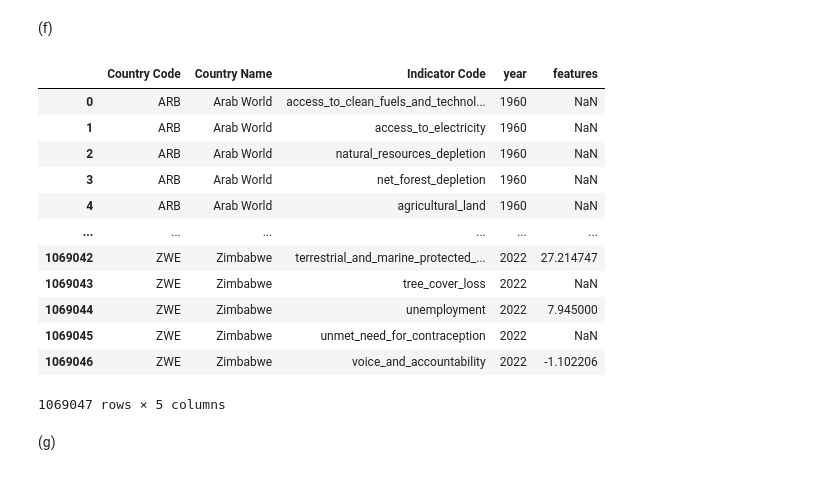
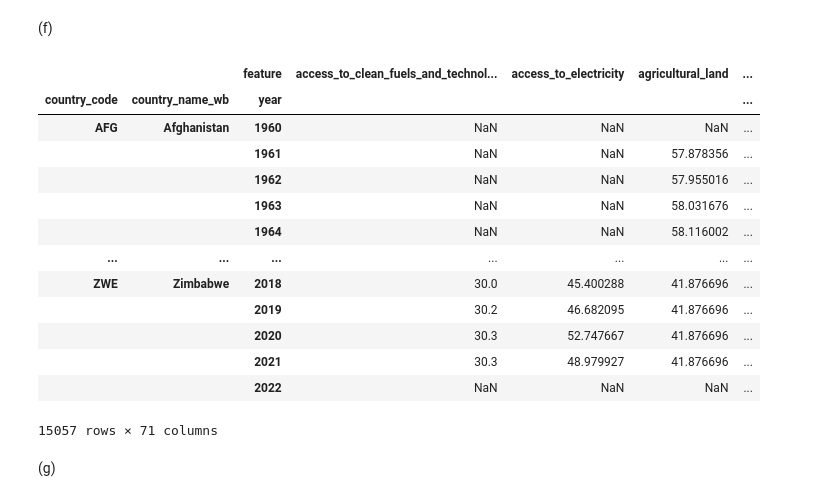
Before and after one commit to MiaHanzhangYuan/Lab3, a Jupyter notebook: lab3.ipynb, the cells around one changed output. Saved outputs shown, nothing was run; the diff lists cells and outputs as text; code cells hidden in the pictures.

```diff
--- a/lab3.ipynb
+++ b/lab3.ipynb
@@ -244,20 +248,4 @@ wb
 # %%
 wb1 = pd.melt(wb, id_vars=wb.columns[:3],value_vars = wb.columns[3:])
 # %%
-wb1 = wb1.rename({'variable':'year', 'value':'features'}, axis=1)
+wb1 = wb1.rename({'variable':'year'}, axis=1)
-# %%
-wb1
-# %% [output]
-|  | Country Code | Country Name | Indicator Code | year | features |
-| 0 | ARB | Arab World | access_to_clean_fuels_and_technol... | 1960 | NaN |
-| 1 | ARB | Arab World | access_to_electricity | 1960 | NaN |
-| 2 | ARB | Arab World | natural_resources_depletion | 1960 | NaN |
-| 3 | ARB | Arab World | net_forest_depletion | 1960 | NaN |
-| 4 | ARB | Arab World | agricultural_land | 1960 | NaN |
-| ... | ... | ... | ... | ... | ... |
-| 1069042 | ZWE | Zimbabwe | terrestrial_and_marine_protected_... | 2022 | 27.214747 |
-| 1069043 | ZWE | Zimbabwe | tree_cover_loss | 2022 | NaN |
-| 1069044 | ZWE | Zimbabwe | unemployment | 2022 | 7.945000 |
-| 1069045 | ZWE | Zimbabwe | unmet_need_for_contraception | 2022 | NaN |
-| 1069046 | ZWE | Zimbabwe | voice_and_accountability | 2022 | -1.102206 |
-1069047 rows × 5 columns
@@ -264,2 +255,22 @@ wb1
+# %%
+wb1 = wb1.pivot_table(index=['country_code','country_name_wb','year'],
+                     columns = 'feature',
+                     values = 'value')
+wb1
+# %% [output]
+|  |  | feature | access_to_clean_fuels_and_technol... | access_to_electricity | agricultural_land | ... |
+| country_code | country_name_wb | year |  |  |  | ... |
+| AFG | Afghanistan | 1960 | NaN | NaN | NaN | ... |
+|  |  | 1961 | NaN | NaN | 57.878356 | ... |
+|  |  | 1962 | NaN | NaN | 57.955016 | ... |
+|  |  | 1963 | NaN | NaN | 58.031676 | ... |
+|  |  | 1964 | NaN | NaN | 58.116002 | ... |
+| ... | ... | ... | ... | ... | ... | ... |
+| ZWE | Zimbabwe | 2018 | 30.0 | 45.400288 | 41.876696 | ... |
+|  |  | 2019 | 30.2 | 46.682095 | 41.876696 | ... |
+|  |  | 2020 | 30.3 | 52.747667 | 41.876696 | ... |
+|  |  | 2021 | 30.3 | 48.979927 | 41.876696 | ... |
+|  |  | 2022 | NaN | NaN | NaN | ... |
+15057 rows × 71 columns
 # %% [markdown]
 (g)
```
Also changed, not shown: parts of 64 cells of this notebook, 1 other file.
